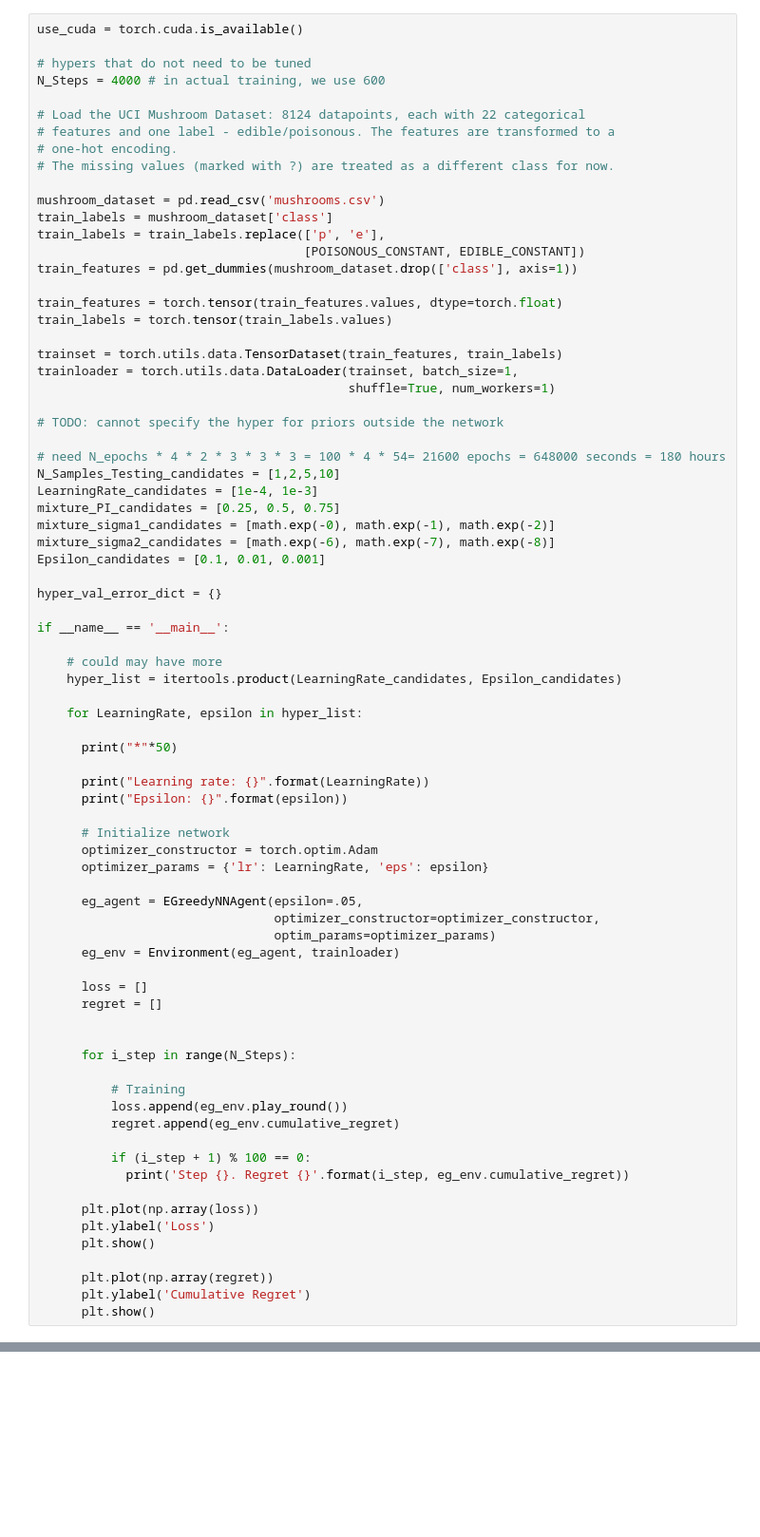
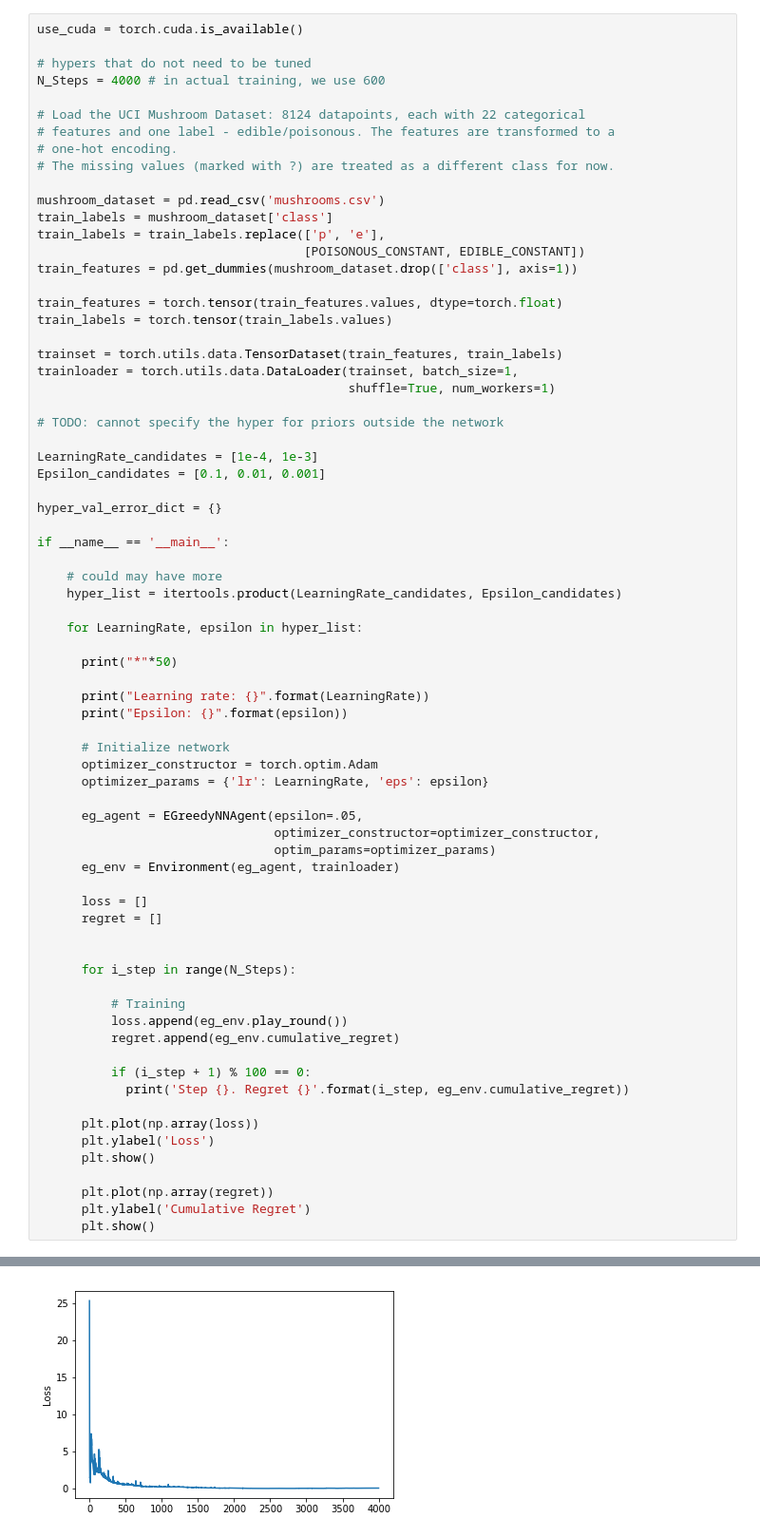
Before and after one commit to JINKEHE/BayesByBackprop, a Jupyter notebook: bayes_validation_bandits.ipynb, the cells around one changed output, grey strips where cells are left out. Shown at 95% size. Saved outputs shown, nothing was run; the diff lists cells and outputs as text; blank space fills up the shorter version.

```diff
--- a/bayes_validation_bandits.ipynb
+++ b/bayes_validation_bandits.ipynb
@@ -38,12 +38,7 @@ trainloader = torch.utils.data.DataLoader(trainset, batch_size=1,
 
 # TODO: cannot specify the hyper for priors outside the network
 
-# need N_epochs * 4 * 2 * 3 * 3 * 3 = 100 * 4 * 54= 21600 epochs = 648000 seconds = 180 hours
-N_Samples_Testing_candidates = [1,2,5,10]
 LearningRate_candidates = [1e-4, 1e-3]
-mixture_PI_candidates = [0.25, 0.5, 0.75]
-mixture_sigma1_candidates = [math.exp(-0), math.exp(-1), math.exp(-2)]
-mixture_sigma2_candidates = [math.exp(-6), math.exp(-7), math.exp(-8)]
 Epsilon_candidates = [0.1, 0.01, 0.001]
 
 hyper_val_error_dict = {}
@@ -95,0 +105 @@ Epsilon: 0.1
+[figure, added]
```
Also changed, not shown: parts of 2 cells of this notebook, 2 other files.
